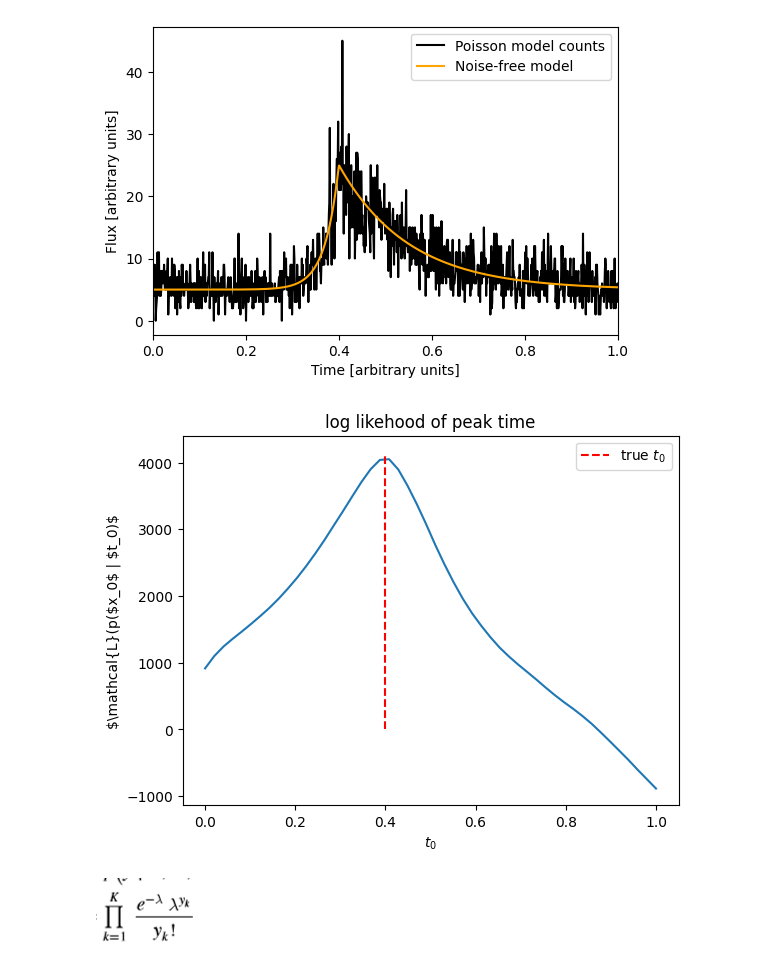
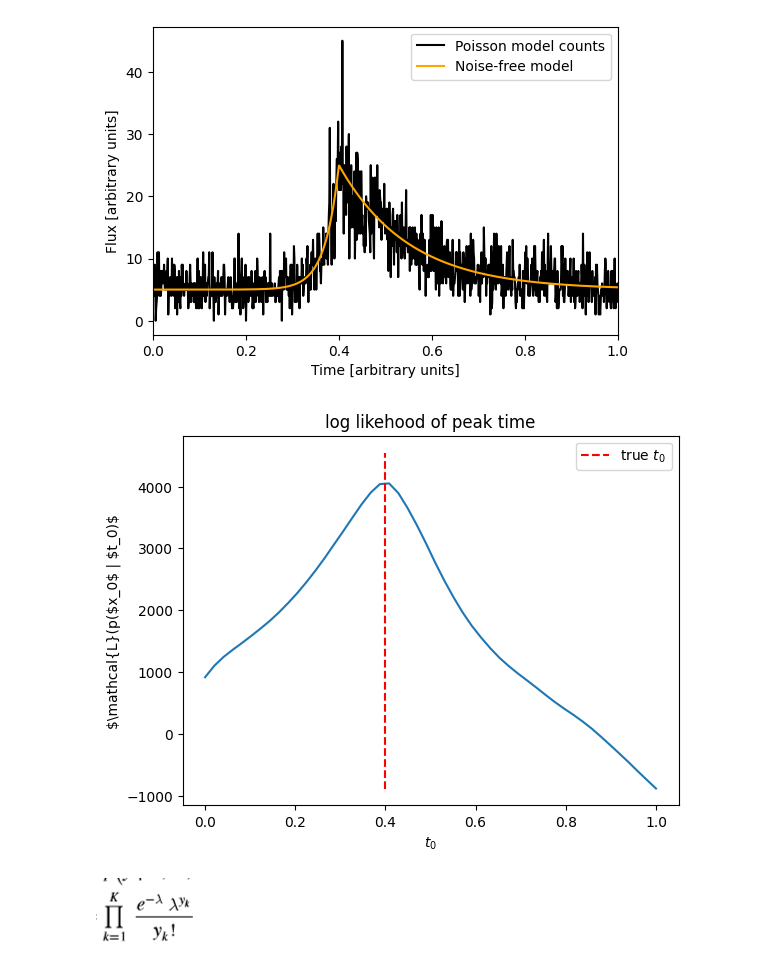
Before and after one commit to Ninavd/FRB-flow, a Jupyter notebook: notebooks/simple_model.ipynb, the cells around one changed output. Saved outputs shown, nothing was run; the diff lists cells and outputs as text; code cells hidden in the pictures.

```diff
--- a/notebooks/simple_model.ipynb
+++ b/notebooks/simple_model.ipynb
@@ -40,38 +40,37 @@ def peaktime_prior(t0):
     U(0,1), uniform pdf between 0 and 1
     """
     return np.random.uniform(0, 1)
 
 def log_likelihood(t0, x_counts):
     """
     $ln(p(x_{counts} | t0)$
     natural logarithm of poisson likelihood.
     """
 
     L = 0
     # true rate
     model_counts = combined_twoexp(time, [t0], [amp], [rise], [skew], ybkg)
 
     L = (
         -1 * np.sum(np.log(model_counts))
         + np.sum(x_counts * np.log(model_counts))
         - np.sum([math.log(math.factorial(x)) for x in x_counts])
     )
 
     return L
 
-
 true_t0 = t0
 t0s = np.linspace(0, 1, 50)
-
-plt.plot(t0s, [log_likelihood(t0, x_counts) for t0 in t0s])
+likelihoods = [log_likelihood(t0, x_counts) for t0 in t0s]
+plt.plot(t0s, likelihoods)
 plt.title("log likehood of peak time")
 plt.ylabel("$\mathcal{L}(p($x_0$ | $t_0)$")
 plt.xlabel("$t_0$")
-plt.vlines([true_t0],  ymin=0, ymax=max([log_likelihood(t0, x_counts) for t0 in t0s]) +100, linestyles="dashed", color ='red', label='true $t_0$')
+plt.vlines([true_t0],  ymin=min(likelihoods), ymax=max(likelihoods) + 500, linestyles="dashed", color ='red', label='true $t_0$')
 plt.legend()
 plt.show()
 # %% [output]
-[figure, old version]
+[figure, new version]
 # %% [markdown]
 ![image.png](attachment:image.png)
 # %%
```
Also changed, not shown: parts of 1 cell of this notebook.
